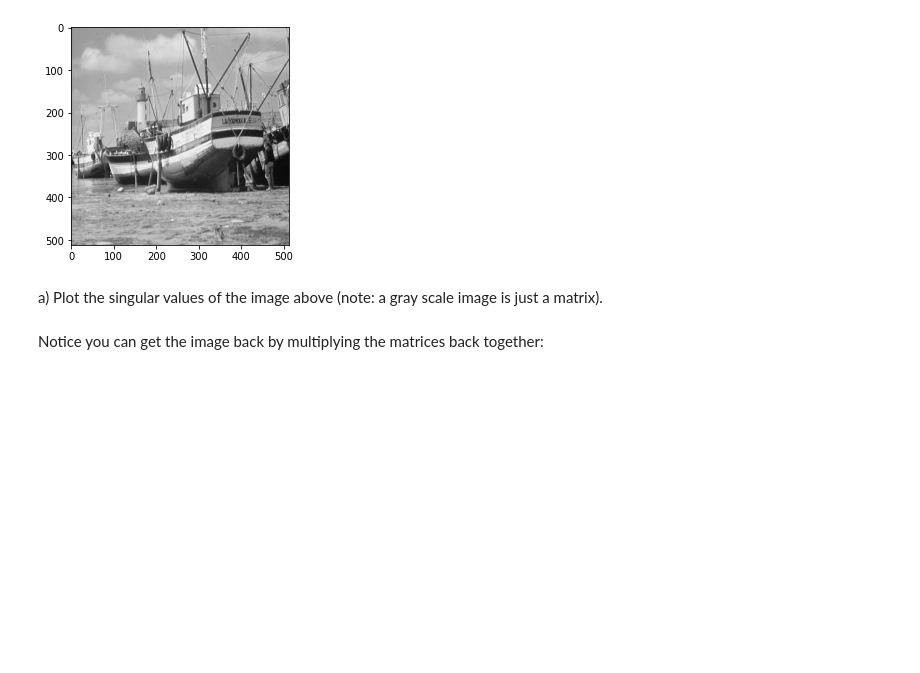
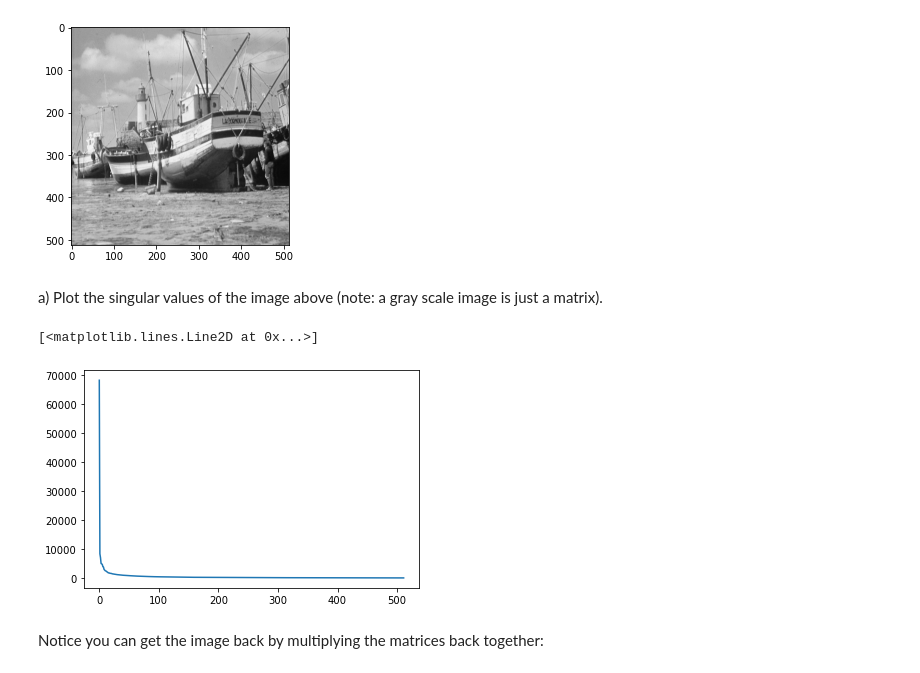
Before and after one commit to yingjieo/CS506-Spring2023, a Jupyter notebook: worksheets/worksheet_08.ipynb, the cells around one changed output. Cells and saved outputs as stored; diff of their text form; code cells hidden in the pictures; blank space fills up the shorter version.

```diff
--- a/worksheets/worksheet_08.ipynb
+++ b/worksheets/worksheet_08.ipynb
@@ -72,7 +84,10 @@ plt.imshow(boat, cmap = cm.Greys_r)
 a) Plot the singular values of the image above (note: a gray scale image is just a matrix).
 # %%
 u,s,vt=np.linalg.svd(boat,full_matrices=False)
-...
+plt.plot(s)
+# %% [output]
+[<matplotlib.lines.Line2D at 0x...>]
+[figure, added]
 # %% [markdown]
 Notice you can get the image back by multiplying the matrices back together:
 # %%
```
Also changed, not shown: parts of 18 cells of this notebook, 4 other files.
